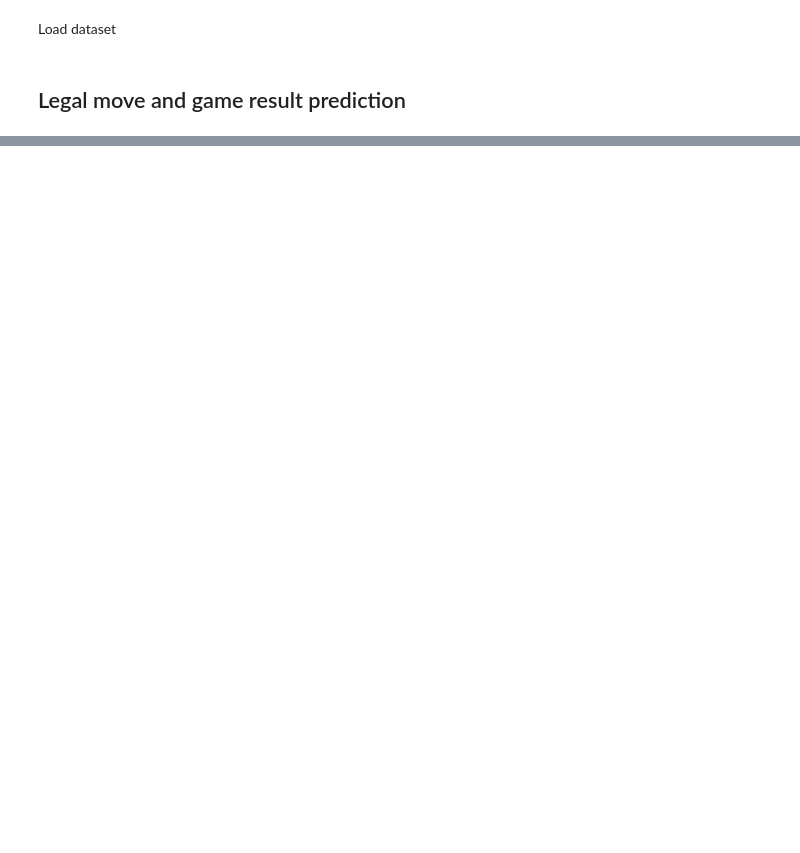
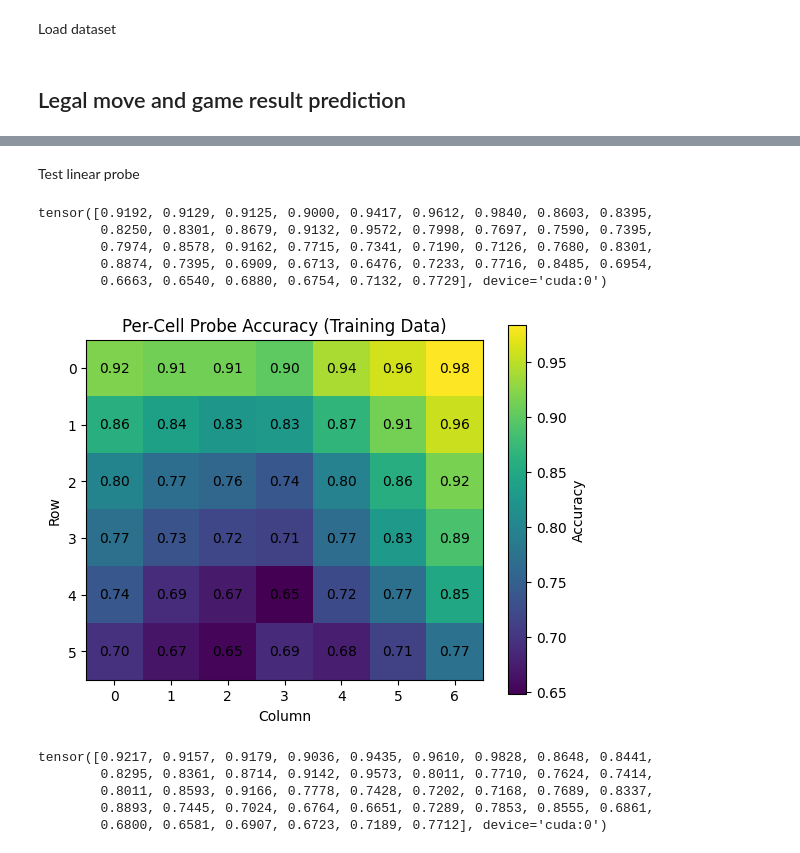
Before and after one commit to stanely1/Connect-Four-GPT, a Jupyter notebook: test_output.ipynb, the cells around one changed output, grey strips where cells are left out. Drawn from its saved outputs; the diff is of its cells as text; code cells hidden in the pictures; blank space fills up the shorter version.

```diff
--- a/test_output.ipynb
+++ b/test_output.ipynb
@@ -128,0 +206,13 @@ Game result predicted (training data): 15101/18000 (83.89%)
+# %%
+class LinearBoardProbe(nn.Module):
+    def __init__(self, dim=384):
+        super().__init__()
+        # 42 cells × 3 classes
+        self.linear = nn.Linear(dim, 42 * 3, device=DEVICE)
+
+    def forward(self, x):
+        # x: (B,384)
+        out = self.linear(x)
+        return out.view(-1, 42, 3)
+# %%
+probe = LinearBoardProbe(dim=train_X.shape[-1]).to(DEVICE)
@@ -128,0 +276,2 @@ Game result predicted (training data): 15101/18000 (83.89%)
+# %% [markdown]
+Test linear probe
@@ -128,0 +296,36 @@ Game result predicted (training data): 15101/18000 (83.89%)
+# %%
+def plot_board_heatmap(cell_acc, dataset_name):
+    board = cell_acc.view(6, 7).cpu()
+
+    plt.figure()
+    plt.imshow(board)
+    plt.colorbar(label='Accuracy')
+
+    plt.title(f'Per-Cell Probe Accuracy ({dataset_name})')
+    plt.xlabel('Column')
+    plt.ylabel('Row')
+
+    for i in range(6):
+        for j in range(7):
+            val = board[i, j].item()
+            plt.text(
+                j, i,
+                f'{val:.2f}',
+                ha='center',
+                va='center'
+            )
+
+    plt.show()
+# %%
+train_acc = eval_probe_per_cell(probe, train_loader)
+train_acc
+# %% [output]
+tensor([0.9192, 0.9129, 0.9125, 0.9000, 0.9417, 0.9612, 0.9840, 0.8603, 0.8395,
+        0.8250, 0.8301, 0.8679, 0.9132, 0.9572, 0.7998, 0.7697, 0.7590, 0.7395,
+        0.7974, 0.8578, 0.9162, 0.7715, 0.7341, 0.7190, 0.7126, 0.7680, 0.8301,
+        0.8874, 0.7395, 0.6909, 0.6713, 0.6476, 0.7233, 0.7716, 0.8485, 0.6954,
+        0.6663, 0.6540, 0.6880, 0.6754, 0.7132, 0.7729], device='cuda:0')
+# %%
+plot_board_heatmap(train_acc, 'Training Data')
+# %% [output]
+[figure, added]
@@ -128,0 +339,9 @@ Game result predicted (training data): 15101/18000 (83.89%)
+# %%
+val_acc = eval_probe_per_cell(probe, val_loader)
+val_acc
+# %% [output]
+tensor([0.9217, 0.9157, 0.9179, 0.9036, 0.9435, 0.9610, 0.9828, 0.8648, 0.8441,
+        0.8295, 0.8361, 0.8714, 0.9142, 0.9573, 0.8011, 0.7710, 0.7624, 0.7414,
+        0.8011, 0.8593, 0.9166, 0.7778, 0.7428, 0.7202, 0.7168, 0.7689, 0.8337,
+        0.8893, 0.7445, 0.7024, 0.6764, 0.6651, 0.7289, 0.7853, 0.8555, 0.6861,
+        0.6800, 0.6581, 0.6907, 0.6723, 0.7189, 0.7712], device='cuda:0')
```
Also changed, not shown: parts of 22 cells of this notebook.
